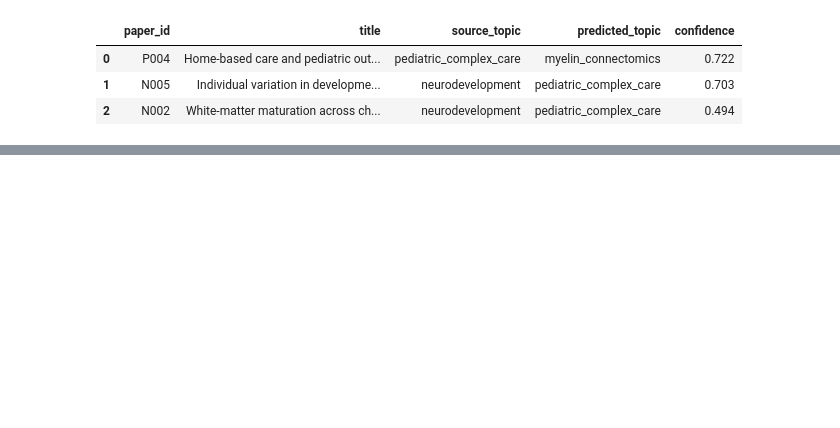
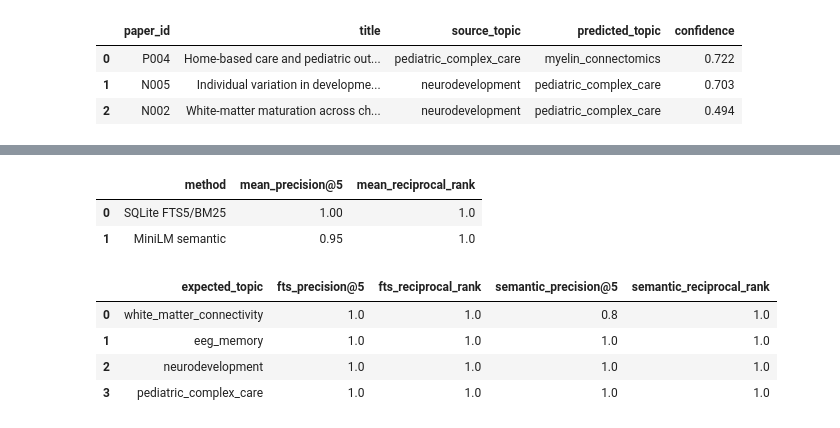
Before and after one commit to MarkNelson86/biomedical-literature-search-hf-sql, a Jupyter notebook: biomedical_literature_search_hf_sql.ipynb, the cells around one changed output, grey strips where cells are left out. Cells and saved outputs as stored; diff of their text form; code cells hidden in the pictures; blank space fills up the shorter version.

```diff
--- a/biomedical_literature_search_hf_sql.ipynb
+++ b/biomedical_literature_search_hf_sql.ipynb
@@ -780,0 +889,8 @@ When presenting this project, focus on the workflow rather than claiming domain-
+# %%
+real_paper_embeddings = embedding_model.encode(
+    real_corpus["text"].tolist(),
+    normalize_embeddings=True,
+    show_progress_bar=True,
+)
+
+print("Embedding matrix shape:", real_paper_embeddings.shape)
@@ -780,0 +984,51 @@ When presenting this project, focus on the workflow rather than claiming domain-
+# %%
+comparison = pd.DataFrame(
+    {
+        "method": [
+            "SQLite FTS5/BM25",
+            "MiniLM semantic",
+        ],
+        "mean_precision@5": [
+            fts_eval["precision@5"].mean(),
+            semantic_eval["precision@5"].mean(),
+        ],
+        "mean_reciprocal_rank": [
+            fts_eval["reciprocal_rank"].mean(),
+            semantic_eval["reciprocal_rank"].mean(),
+        ],
+    }
+)
+
+comparison
+# %% [output]
+|  | method | mean_precision@5 | mean_reciprocal_rank |
+| 0 | SQLite FTS5/BM25 | 1.00 | 1.0 |
+| 1 | MiniLM semantic | 0.95 | 1.0 |
+# %%
+per_query_comparison = (
+    fts_eval[
+        ["expected_topic", "precision@5", "reciprocal_rank"]
+    ]
+    .rename(columns={
+        "precision@5": "fts_precision@5",
+        "reciprocal_rank": "fts_reciprocal_rank",
+    })
+    .merge(
+        semantic_eval[
+            ["expected_topic", "precision@5", "reciprocal_rank"]
+        ].rename(columns={
+            "precision@5": "semantic_precision@5",
+            "reciprocal_rank": "semantic_reciprocal_rank",
+        }),
+        on="expected_topic",
+        validate="one_to_one",
+    )
+)
+
+per_query_comparison
+# %% [output]
+|  | expected_topic | fts_precision@5 | fts_reciprocal_rank | semantic_precision@5 | semantic_reciprocal_rank |
+| 0 | white_matter_connectivity | 1.0 | 1.0 | 0.8 | 1.0 |
+| 1 | eeg_memory | 1.0 | 1.0 | 1.0 | 1.0 |
+| 2 | neurodevelopment | 1.0 | 1.0 | 1.0 | 1.0 |
+| 3 | pediatric_complex_care | 1.0 | 1.0 | 1.0 | 1.0 |
```
Also changed, not shown: parts of 69 cells of this notebook.
